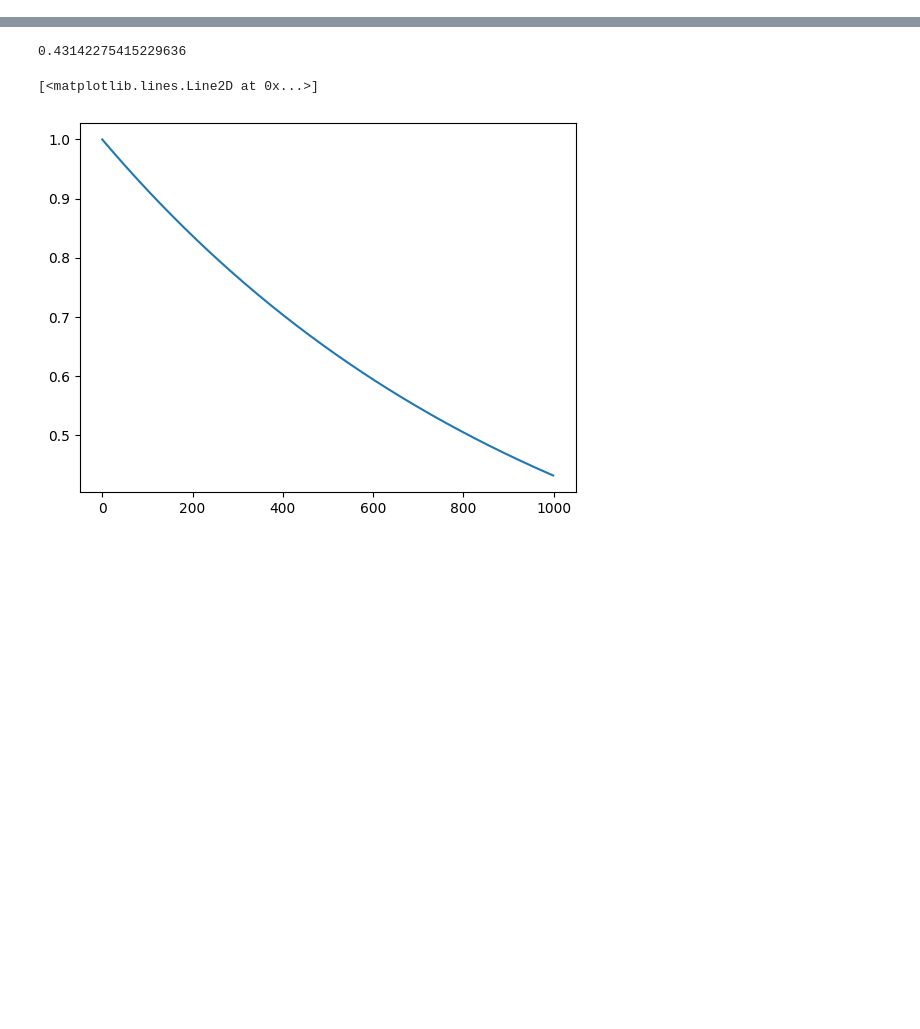
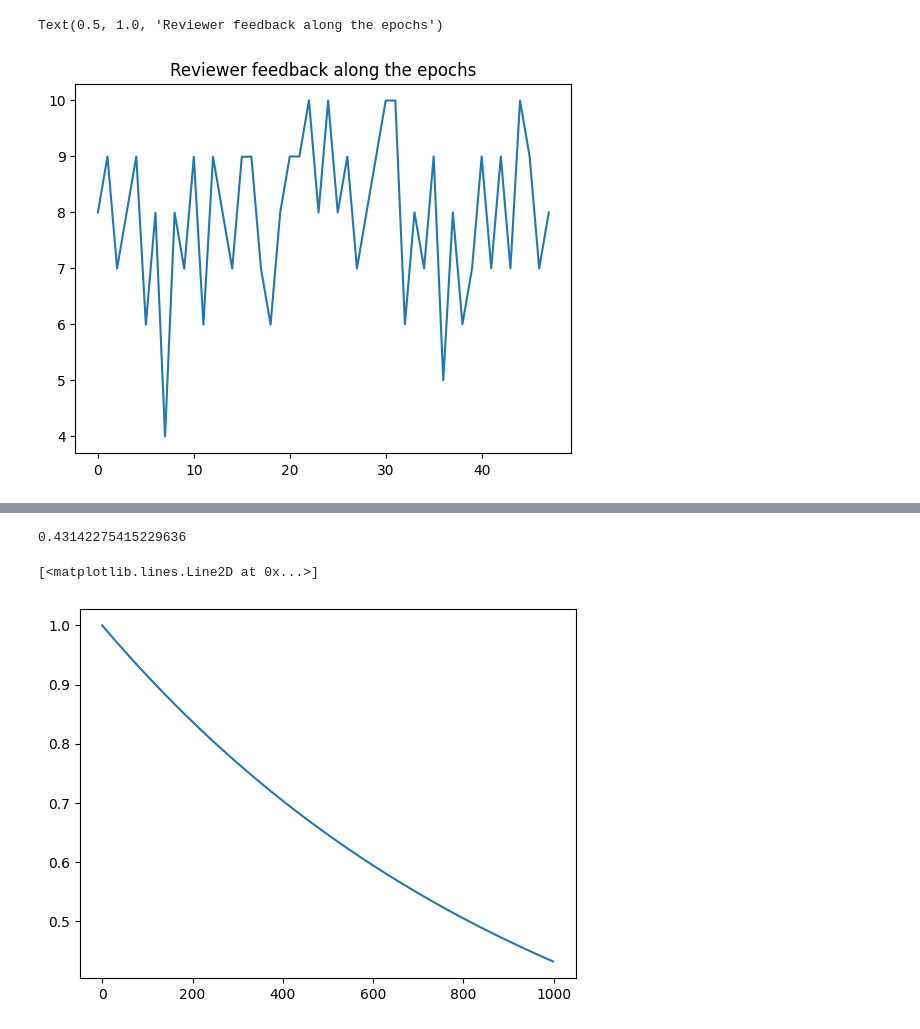
Before and after one commit to LuuSamp/Reinforcement_Learning, a Jupyter notebook: tests.ipynb, the cells around one changed output, grey strips where cells are left out. Drawn from its saved outputs; the diff is of its cells as text; code cells hidden in the pictures; blank space fills up the shorter version.

```diff
--- a/tests.ipynb
+++ b/tests.ipynb
@@ -79,3 +48,11 @@ plt.plot(env.history["recall"])
+# %%
+reward = np.array(env.history["reward"])
+reward = reward[reward != -1]
+plt.plot(reward)
+plt.title("Reviewer feedback along the epochs")
+# %% [output]
+Text(0.5, 1.0, 'Reviewer feedback along the epochs')
+[figure, added]
 # %%
 plt.hist(env.history["model"], bins=20)
 # %% [output]
```
Also changed, not shown: parts of 8 cells of this notebook, 3 other files.
